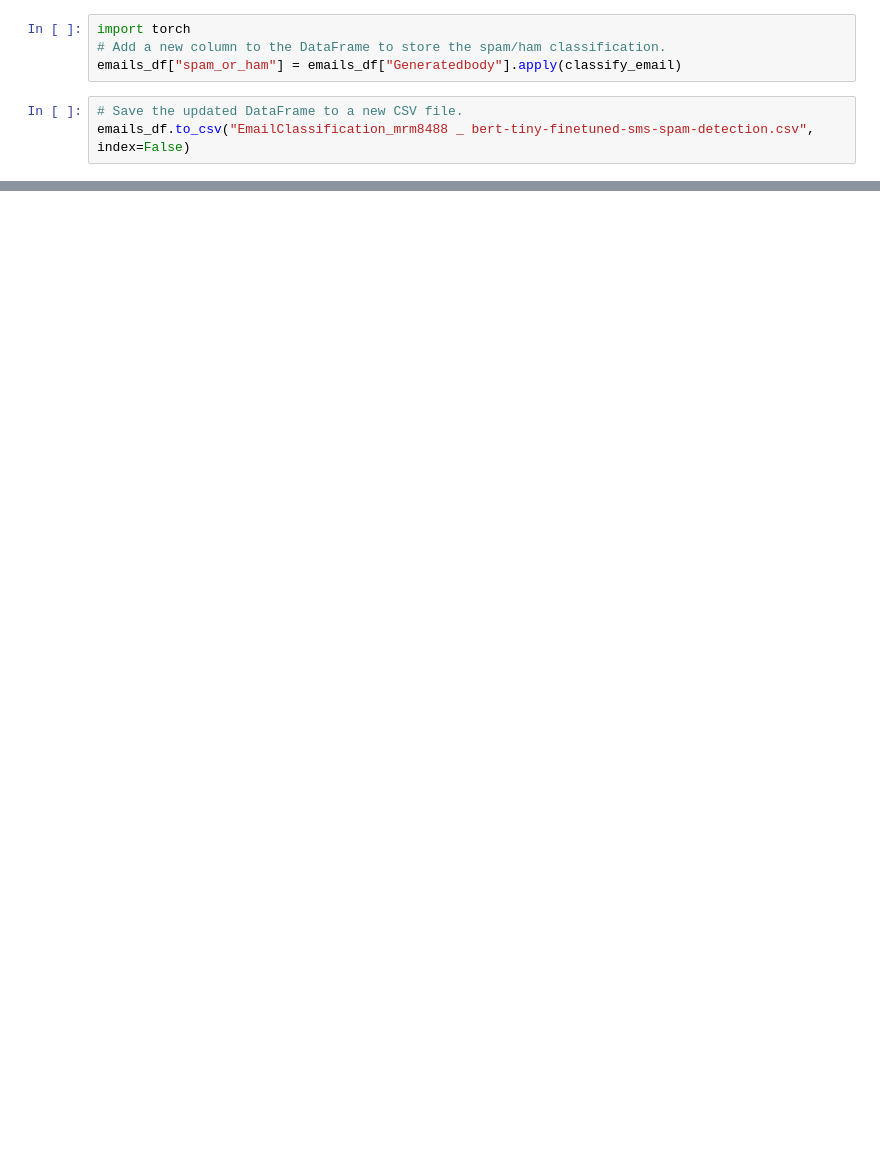
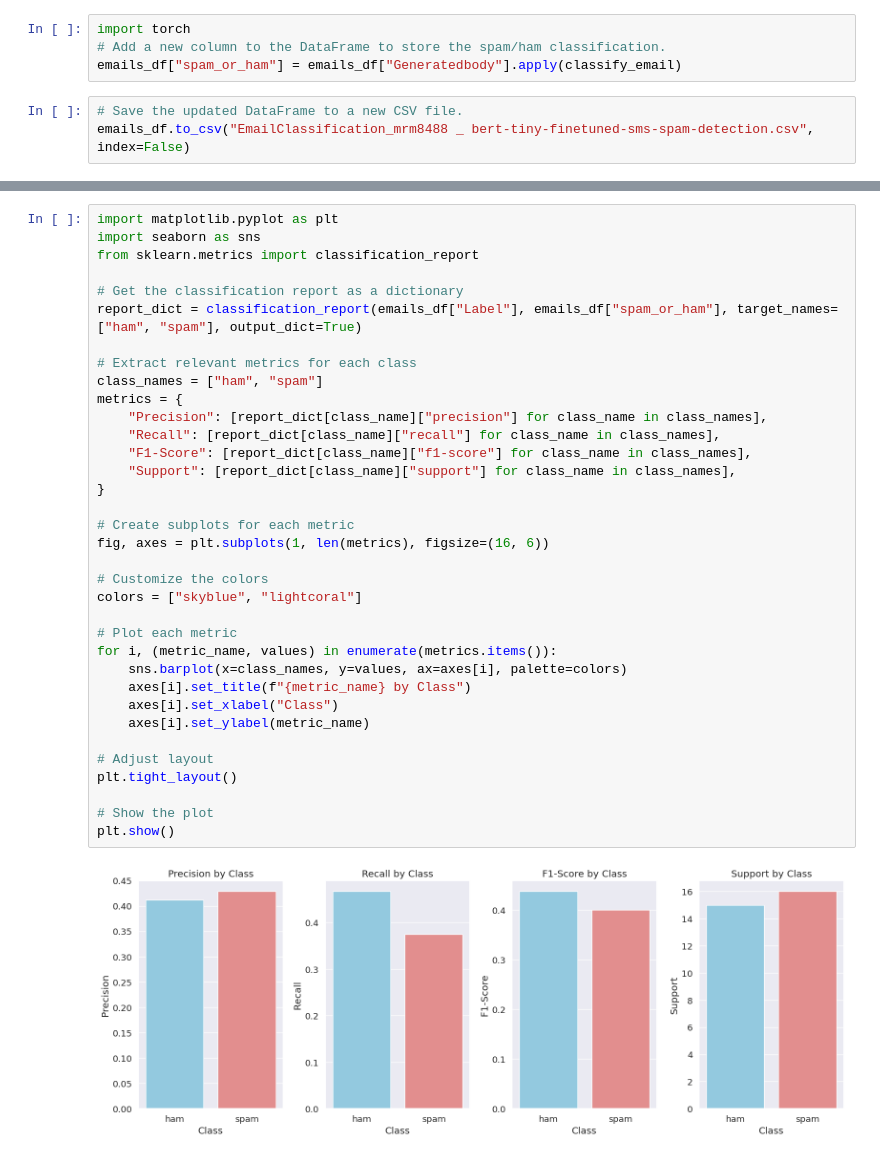
Before and after one commit to Ravindu97/AIResearchProject, a Jupyter notebook: Classification/Classification_Models/EmailClassification_mrm8488___bert_tiny_finetuned_sms_spam_detection.ipynb, the cells around one changed output, grey strips where cells are left out. Cells and saved outputs as stored; diff of their text form; blank space fills up the shorter version.

```diff
--- a/Classification/Classification_Models/EmailClassification_mrm8488___bert_tiny_finetuned_sms_spam_detection.ipynb
+++ b/Classification/Classification_Models/EmailClassification_mrm8488___bert_tiny_finetuned_sms_spam_detection.ipynb
@@ -68,0 +217,37 @@ emails_df.to_csv("EmailClassification_mrm8488 _ bert-tiny-finetuned-sms-spam-det
+# %%
+import matplotlib.pyplot as plt
+import seaborn as sns
+from sklearn.metrics import classification_report
+
+# Get the classification report as a dictionary
+report_dict = classification_report(emails_df["Label"], emails_df["spam_or_ham"], target_names=["ham", "spam"], output_dict=True)
+
+# Extract relevant metrics for each class
+class_names = ["ham", "spam"]
+metrics = {
+    "Precision": [report_dict[class_name]["precision"] for class_name in class_names],
+    "Recall": [report_dict[class_name]["recall"] for class_name in class_names],
+    "F1-Score": [report_dict[class_name]["f1-score"] for class_name in class_names],
+    "Support": [report_dict[class_name]["support"] for class_name in class_names],
+}
+
+# Create subplots for each metric
+fig, axes = plt.subplots(1, len(metrics), figsize=(16, 6))
+
+# Customize the colors
+colors = ["skyblue", "lightcoral"]
+
+# Plot each metric
+for i, (metric_name, values) in enumerate(metrics.items()):
+    sns.barplot(x=class_names, y=values, ax=axes[i], palette=colors)
+    axes[i].set_title(f"{metric_name} by Class")
+    axes[i].set_xlabel("Class")
+    axes[i].set_ylabel(metric_name)
+
+# Adjust layout
+plt.tight_layout()
+
+# Show the plot
+plt.show()
+# %% [output]
+[figure, added]
```
Also changed, not shown: parts of 10 cells of this notebook, 10 other files.
